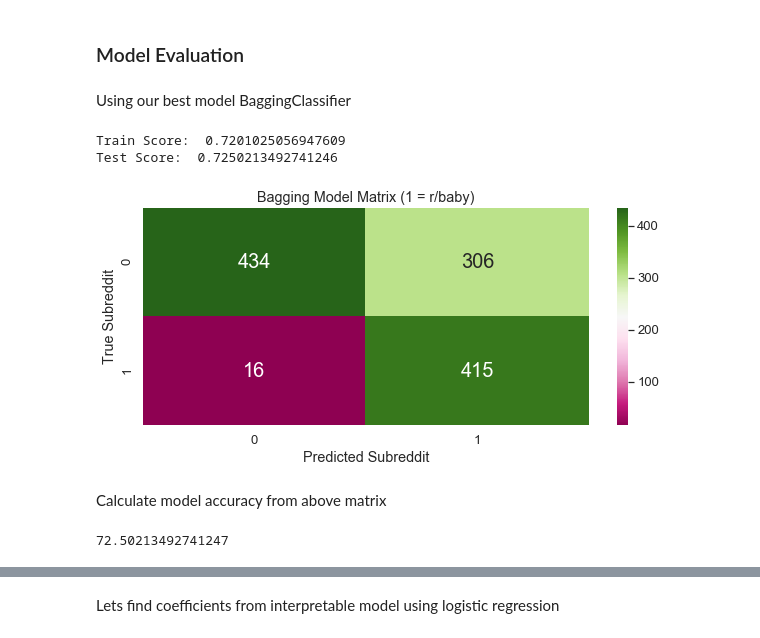
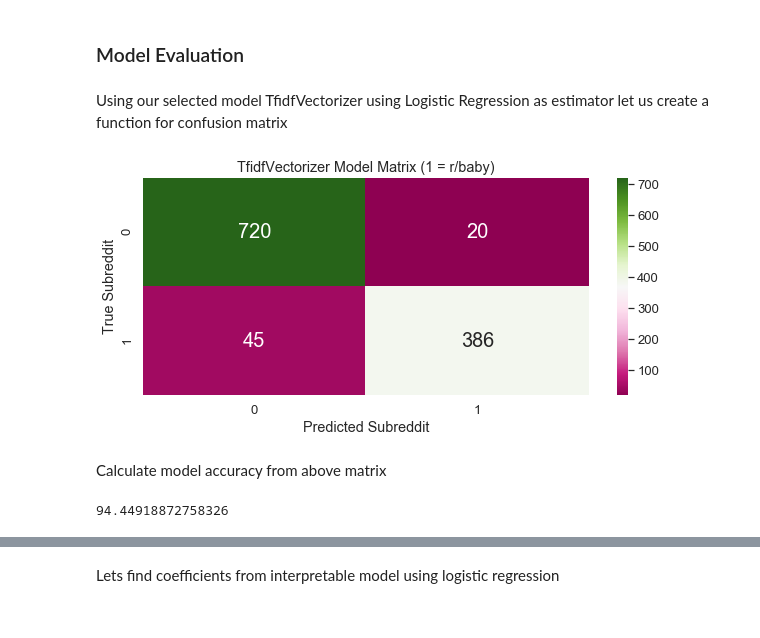
Before and after one commit to boosra/project_3-Web-APIs---NLP, a Jupyter notebook: code/Project 3 Cleaning EDA Modeling Conclusion .ipynb, the cells around one changed output, grey strips where cells are left out. Drawn from its saved outputs; the diff is of its cells as text; code cells hidden in the pictures.

```diff
--- a/code/Project 3 Cleaning EDA Modeling Conclusion .ipynb
+++ b/code/Project 3 Cleaning EDA Modeling Conclusion .ipynb
@@ -518,20 +520,12 @@ From the above table we can see Bagging Classifier has the best train score 0.72
 # %% [markdown]
 ### Model Evaluation
-# %% [markdown]
-Using our best model BaggingClassifier
-# %%
-bagged = BaggingClassifier(random_state=42, base_estimator = None, max_features = 1.0, max_samples = 10, n_estimators = 10)
-bagged.fit(X_train_vec,y_train)
-print("Train Score: ", bagged.score(X_train_vec,y_train))
-print("Test Score: ", bagged.score(X_test_vec,y_test))
-# %% [output]
-Train Score:  0.7201025056947609
-Test Score:  0.7250213492741246
+# %% [markdown]
+Using our selected model TfidfVectorizer using Logistic Regression as estimator let us create a function for confusion matrix
 # %%
 def pretty_confusion_matrix(y_true, y_pred):
 
     # handling data
-    cm = co(y_true, y_pred)
+    cm = confusion_matrix(y_true, y_pred)
     labels = y_true.unique()
     labels.sort()
 
@@ -540,20 +534,22 @@ def pretty_confusion_matrix(y_true, y_pred):
     plt.figure(figsize=(10,4))
 
     sns.heatmap(cm, annot=True, fmt='g', cmap="PiYG",xticklabels=labels, yticklabels=labels, annot_kws={"size": 20})
-    plt.title("Bagging Model Matrix (1 = r/baby)")
+    plt.title("TfidfVectorizer Model Matrix (1 = r/baby)")
     plt.xlabel('Predicted Subreddit')
     plt.ylabel('True Subreddit')
+# %%
+pretty_confusion_matrix(y_test, gs_tfidf.predict(X_test))
+# %% [output]
+[figure, added]
 # %%
-pretty_confusion_matrix(y_test, bagged.predict(X_test_vec))
+#pretty_confusion_matrix(y_test, bagged.predict(X_test_vec))
-# %% [output]
-[figure, removed]
 # %% [markdown]
  Calculate model accuracy from above matrix
 # %%
-accuracy =(415+434)/(415+434+16+306) #prediction are currect
+accuracy =(386+720)/(386+720+20+45) #prediction are currect
 accuracy * 100
 # %% [output]
-72.50213492741247
+94.44918872758326
 # %%
 misclasification_rate = 1 - accuracy #prediction are incorrect
 misclasification_rate * 100
```
Also changed, not shown: parts of 23 cells of this notebook.
